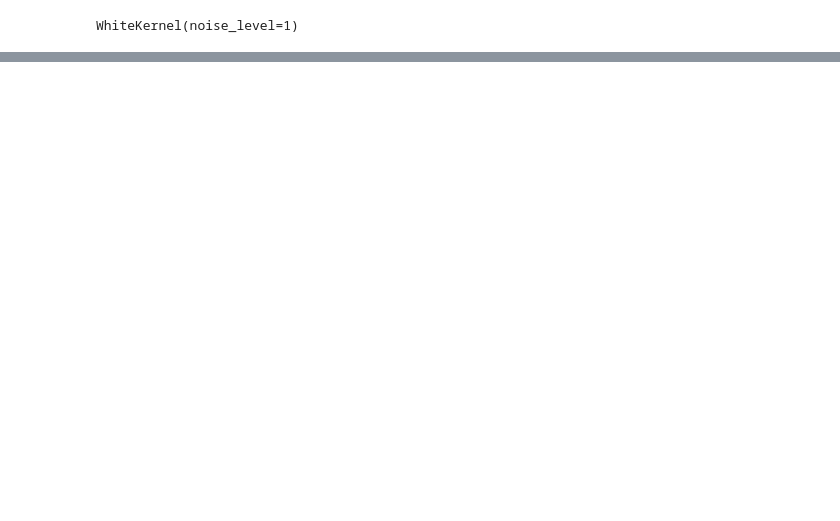
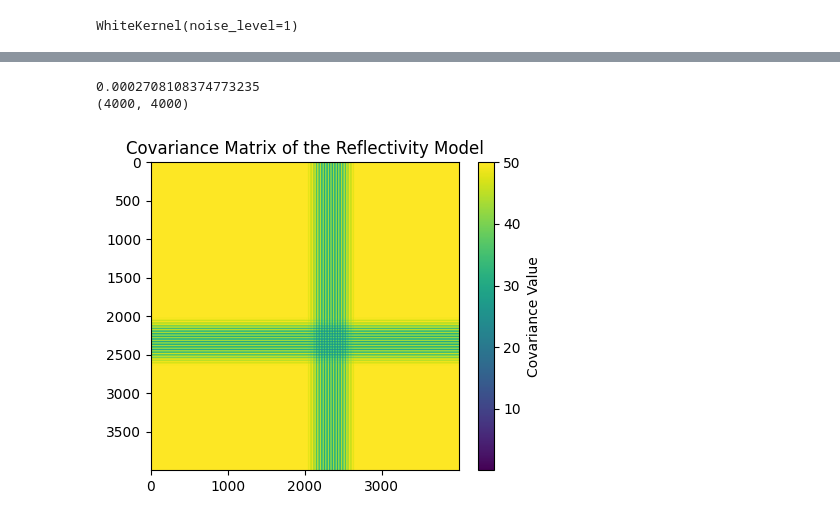
Before and after one commit to csc7/Probabilistic_Programming, a Jupyter notebook: GP_General.ipynb, the cells around one changed output, grey strips where cells are left out. Cells and saved outputs as stored; diff of their text form; code cells hidden in the pictures; blank space fills up the shorter version.

```diff
--- a/GP_General.ipynb
+++ b/GP_General.ipynb
@@ -339,20 +247,0 @@ plt.tight_layout()
-# %%
-import numpy as np
-import matplotlib.pyplot as plt
-from sklearn.gaussian_process import GaussianProcessRegressor
-from sklearn.gaussian_process.kernels import RBF
-
-# Grid
-x = np.linspace(0, 5, 50)
-y = np.linspace(0, 5, 50)
-X, Y = np.meshgrid(x, y)
-grid_points = np.vstack([X.ravel(), Y.ravel()]).T
-
-# Kernel
-length_scale = 1.0
-variance = 1.0
-kernel = variance * RBF(length_scale=length_scale)
-
-# Generate the Gaussian field
-gp = GaussianProcessRegressor(kernel=kernel, random_state=42)
-Z = gp.sample_y(grid_points, 1).reshape(X.shape)
@@ -628,0 +378,54 @@ plt.show()
+# %%
+# Definition of points where covariance is computed
+coords_list = []
+for d in depth:
+    for x in offset[tr_i_for_cov]:
+        coords_list.append((d, x))
+coords = np.array(coords_list)
+
+# Hyperparameters for the kernels
+length_scale = 300  # Length scale (adjust as needed)
+variance = 50.0  # Variance (adjust as needed)
+nu = 1.5 # 1/2 becomes exponential covariance function k(r) = exp(-r/l)
+         # 3/2 and 5/2 for ML
+         # Carl Edward Rasmussen and Christopher K. I. Williams,
+         # Gaussian Processes for Machine Learning,
+         # Adaptive Computation and Machine Learning (Cambridge, Mass: MIT Press, 2006), p85.
+
+# Covariance matrix computation
+mean = np.mean(seismic_depth[:,tr_i_for_cov].flatten())
+centered_data = seismic_depth[:,tr_i_for_cov].flatten() - mean
+cov_matrix_sgs = np.outer(centered_data, centered_data) / (len(seismic_depth[:,tr_i_for_cov].flatten()) - 1)
+
+# Covariance matrix for the training points
+#mean = np.mean(seismic_depth[:, tr_i_for_cov].flatten())
+#n = len(seismic_depth[:, tr_i_for_cov].flatten())
+#cov_matrix = np.zeros((n, n))
+##print(cov_matrix.shape)
+#for i in range (n):
+#    for j in range (n):
+#        cov_matrix[i, j] = (seismic_depth[:, tr_i_for_cov].flatten()[i] - mean)*(seismic_depth[:, tr_i_for_cov].flatten()[j]-mean) / (n-1)
+#    print(f"Loop {i}")
+
+# Covariance matrix for the training points
+n = len(reflectivity[:,tr_i_for_cov]) * len(tr_i_for_cov)
+cov_matrix_2 = np.zeros((n, n))
+for i in range(n):
+    for j in range(n):
+        #cov_matrix_2[i, j] = matern_kernel(seismic_depth[:, tr_i_for_cov].flatten()[i], seismic_depth[:, tr_i_for_cov].flatten()[j], length_scale, nu, variance)
+        cov_matrix_2[i, j] = rbf_kernel(seismic_depth[:, tr_i_for_cov].flatten()[i], seismic_depth[:, tr_i_for_cov].flatten()[j], length_scale, variance)
+
+print(mean)
+print(cov_matrix_sgs.shape)
+
+# Plot of covariance matrix
+plt.figure(figsize=(5, 4))
+plt.imshow(cov_matrix_2, cmap='viridis')
+plt.colorbar(label='Covariance Value')
+plt.title('Covariance Matrix of the Reflectivity Model')
+#plt.clim(0, 0.0032)
+plt.show()
+# %% [output]
+0.0002708108374773235
+(4000, 4000)
+[figure, added]
```
Also changed, not shown: parts of 40 cells of this notebook.
